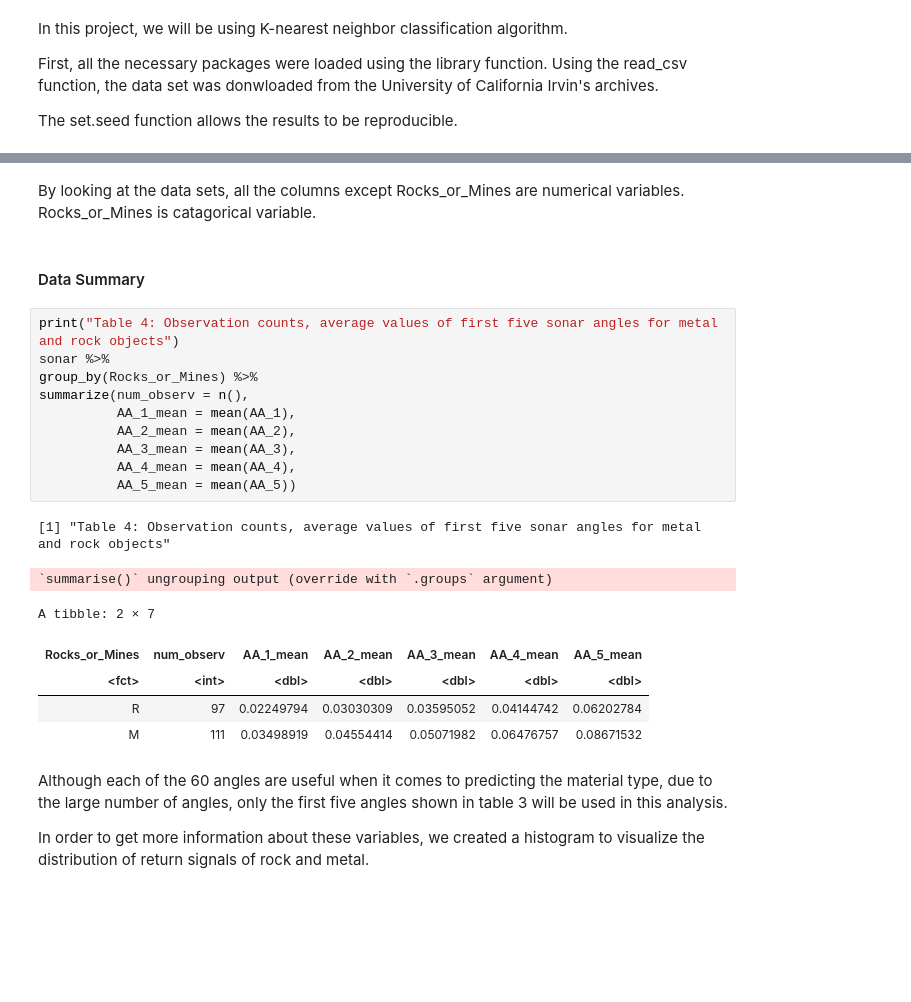
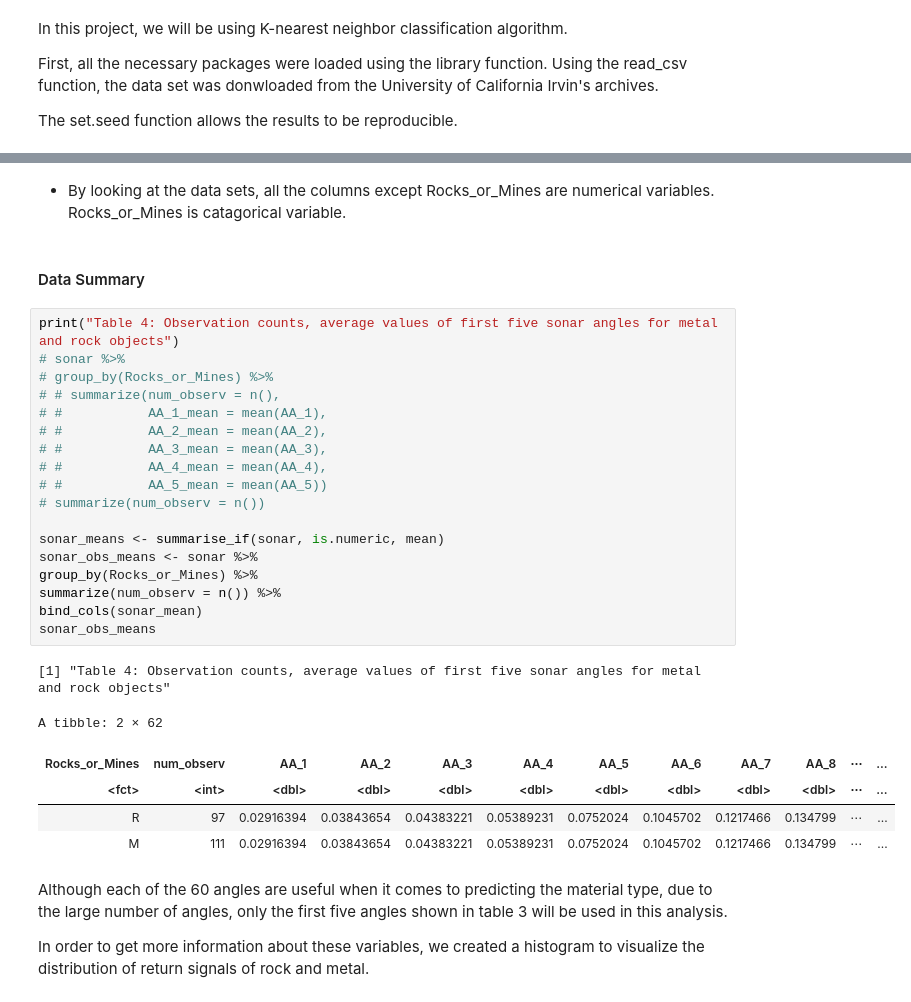
Before and after one commit to m2icocoa/group_project_team_6, a Jupyter notebook: proposal.ipynb, the cells around one changed output, grey strips where cells are left out. Drawn from its saved outputs; the diff is of its cells as text; blank space fills up the shorter version.

```diff
--- a/proposal.ipynb
+++ b/proposal.ipynb
@@ -108,27 +111,34 @@ A tibble: 51 × 61
 | 0.0522 | 0.0437 | 0.0180 | 0.0292 | 0.0351 | 0.1171 | 0.1257 | 0.1178 | 0.1258 | 0.2529 | ⋯ | 0.0160 | ... |
 | 0.0303 | 0.0353 | 0.0490 | 0.0608 | 0.0167 | 0.1354 | 0.1465 | 0.1123 | 0.1945 | 0.2354 | ⋯ | 0.0086 | ... |
 # %% [markdown]
-By looking at the data sets, all the columns except Rocks_or_Mines are numerical variables. Rocks_or_Mines is catagorical variable.
+- By looking at the data sets, all the columns except Rocks_or_Mines are numerical variables. Rocks_or_Mines is catagorical variable.
 # %% [markdown]
 #### Data Summary
 # %%
 print("Table 4: Observation counts, average values of first five sonar angles for metal and rock objects")
-sonar %>%
+# sonar %>%
+# group_by(Rocks_or_Mines) %>%
+# # summarize(num_observ = n(),
+# #           AA_1_mean = mean(AA_1),
+# #           AA_2_mean = mean(AA_2),
+# #           AA_3_mean = mean(AA_3),
+# #           AA_4_mean = mean(AA_4),
+# #           AA_5_mean = mean(AA_5))
+# summarize(num_observ = n())
+
+sonar_means <- summarise_if(sonar, is.numeric, mean)
+sonar_obs_means <- sonar %>%
 group_by(Rocks_or_Mines) %>%
-summarize(num_observ = n(),
-          AA_1_mean = mean(AA_1),
-          AA_2_mean = mean(AA_2),
-          AA_3_mean = mean(AA_3),
-          AA_4_mean = mean(AA_4),
-          AA_5_mean = mean(AA_5))
+summarize(num_observ = n()) %>%
+bind_cols(sonar_mean)
+sonar_obs_means
 # %% [output]
 [1] "Table 4: Observation counts, average values of first five sonar angles for metal and rock objects"
-`summarise()` ungrouping output (override with `.groups` argument)
+A tibble: 2 × 62
-A tibble: 2 × 7
-| Rocks_or_Mines | num_observ | AA_1_mean | AA_2_mean | AA_3_mean | AA_4_mean | AA_5_mean |
-| <fct> | <int> | <dbl> | <dbl> | <dbl> | <dbl> | <dbl> |
-| R | 97 | 0.02249794 | 0.03030309 | 0.03595052 | 0.04144742 | 0.06202784 |
-| M | 111 | 0.03498919 | 0.04554414 | 0.05071982 | 0.06476757 | 0.08671532 |
+| Rocks_or_Mines | num_observ | AA_1 | AA_2 | AA_3 | AA_4 | AA_5 | AA_6 | AA_7 | AA_8 | ⋯ | ... |
+| <fct> | <int> | <dbl> | <dbl> | <dbl> | <dbl> | <dbl> | <dbl> | <dbl> | <dbl> | ⋯ | ... |
+| R | 97 | 0.02916394 | 0.03843654 | 0.04383221 | 0.05389231 | 0.0752024 | 0.1045702 | 0.1217466 | 0.134799 | ⋯ | ... |
+| M | 111 | 0.02916394 | 0.03843654 | 0.04383221 | 0.05389231 | 0.0752024 | 0.1045702 | 0.1217466 | 0.134799 | ⋯ | ... |
 # %% [markdown]
 Although each of the 60 angles are useful when it comes to predicting the material type, due to the large number of angles, only the first five angles shown in table 3 will be used in this analysis.
 
```
Also changed, not shown: parts of 7 cells of this notebook.
